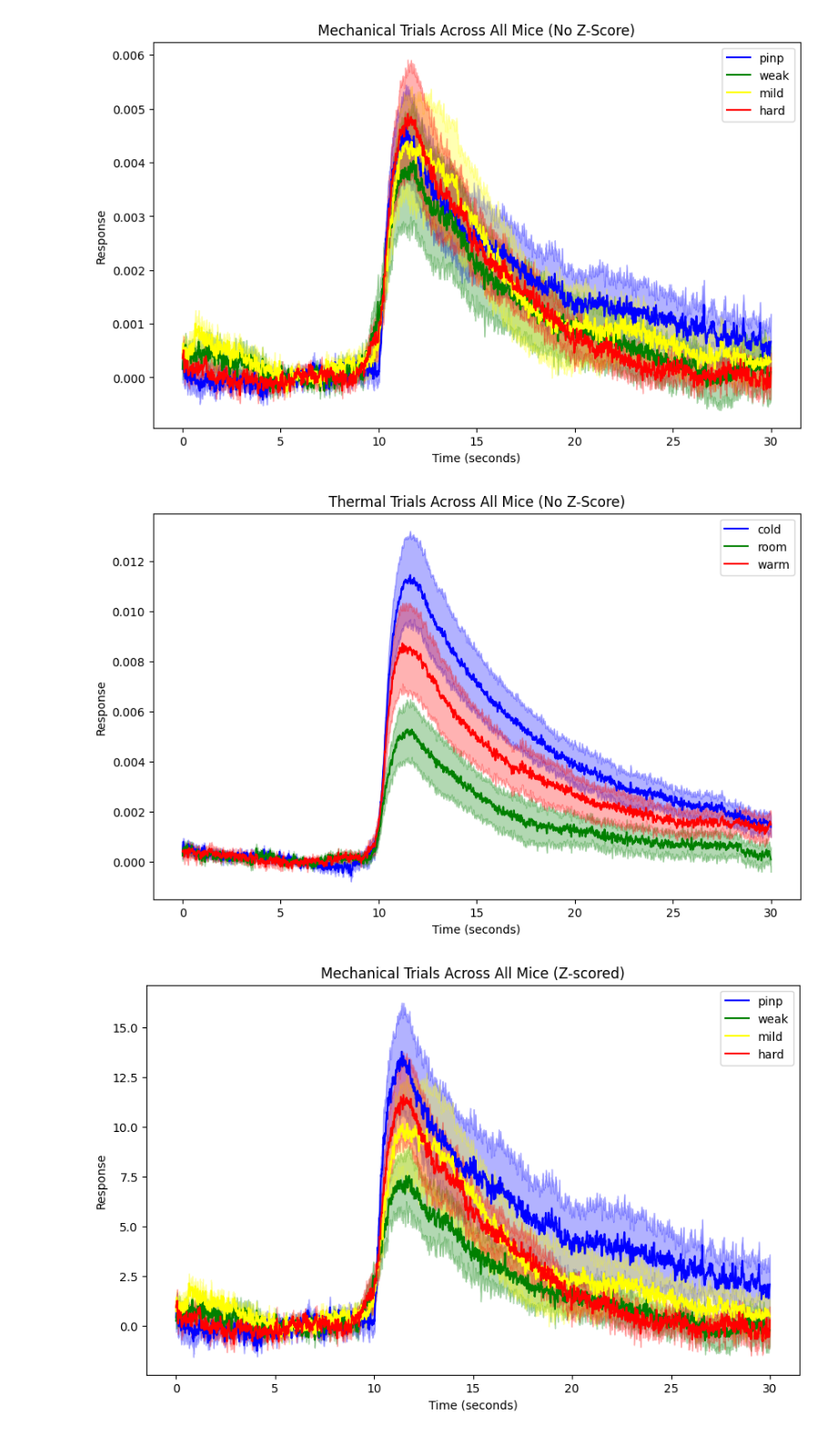
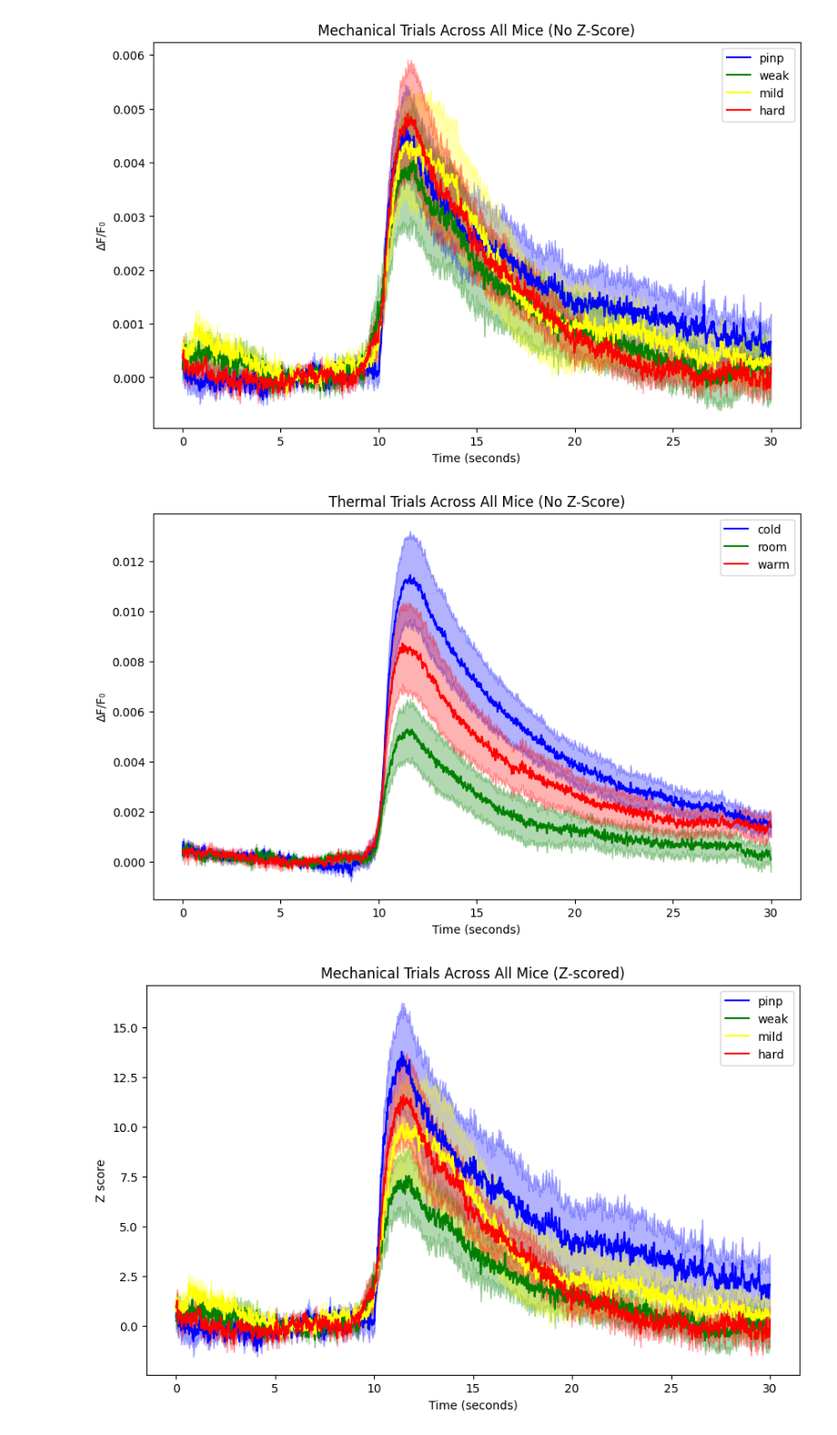
Before and after one commit to MagM00/nevian_lab, a Jupyter notebook: sensory_stim_analysis/sens_FP_analysis-grada.ipynb, the cells around one changed output. Shown: that part at 91% size. Cells and saved outputs as stored; diff of their text form; code cells hidden in the pictures.

```diff
--- a/sensory_stim_analysis/sens_FP_analysis-grada.ipynb
+++ b/sensory_stim_analysis/sens_FP_analysis-grada.ipynb
@@ -44,36 +44,36 @@ mechanical_avg_sem_no_zscore = calculate_avg_sem_across_animals(mechanical_data_
 thermal_avg_sem_no_zscore = calculate_avg_sem_across_animals(thermal_data_no_zscore, thermal_trials)
 
 # Defining custom color codes for each trial type
 color_codes = {
     'average_trace_cold': 'blue',
     'average_trace_room': 'green',
     'average_trace_warm': 'red',
     'average_trace_pinp': 'blue',
     'average_trace_weak': 'green',
     'average_trace_mild': 'yellow',
     'average_trace_hard': 'red'
 }
 
 # Modified plotting function with custom color codes
 def plot_trials_with_colors(trial_data, title, sampling_rate, color_codes):
     plt.figure(figsize=(10, 6))
     time_axis = np.arange(len(next(iter(trial_data.values()))[0])) / sampling_rate
     for trial, (avg, error) in trial_data.items():
         color = color_codes.get(trial, 'black')  # Default color is black if not specified
         plt.plot(time_axis, avg, label=trial.split('_')[-1], color=color)
         plt.fill_between(time_axis, avg - error, avg + error, color=color, alpha=0.3)
     plt.title(title)
     plt.xlabel('Time (seconds)')
-    plt.ylabel('Response')
+    plt.ylabel('ΔF/F₀')
     plt.legend()
     plt.show()
 
 # Plotting the trials
 plot_trials_with_colors(mechanical_avg_sem_no_zscore, "Mechanical Trials Across All Mice (No Z-Score)", 130, color_codes)
 plot_trials_with_colors(thermal_avg_sem_no_zscore, "Thermal Trials Across All Mice (No Z-Score)", 130, color_codes)
 # %% [output]
-[figure, old version]
+[figure, new version]
-[figure, old version]
+[figure, new version]
 # %%
 import os
 import numpy as np
```
Also changed, not shown: parts of 2 cells of this notebook.
